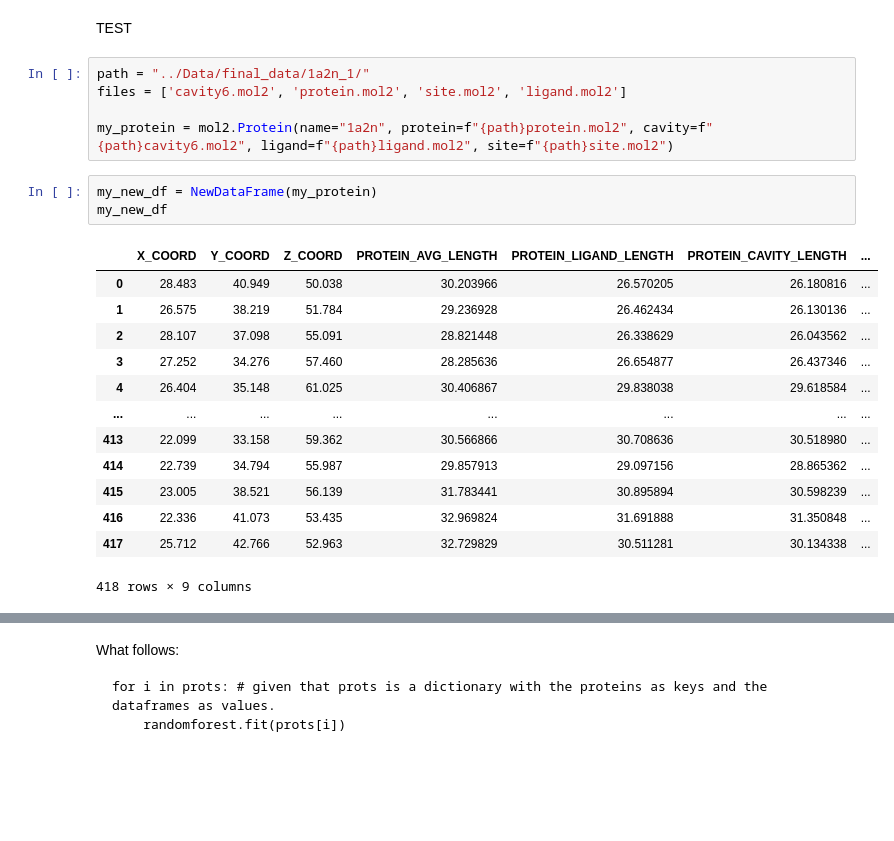
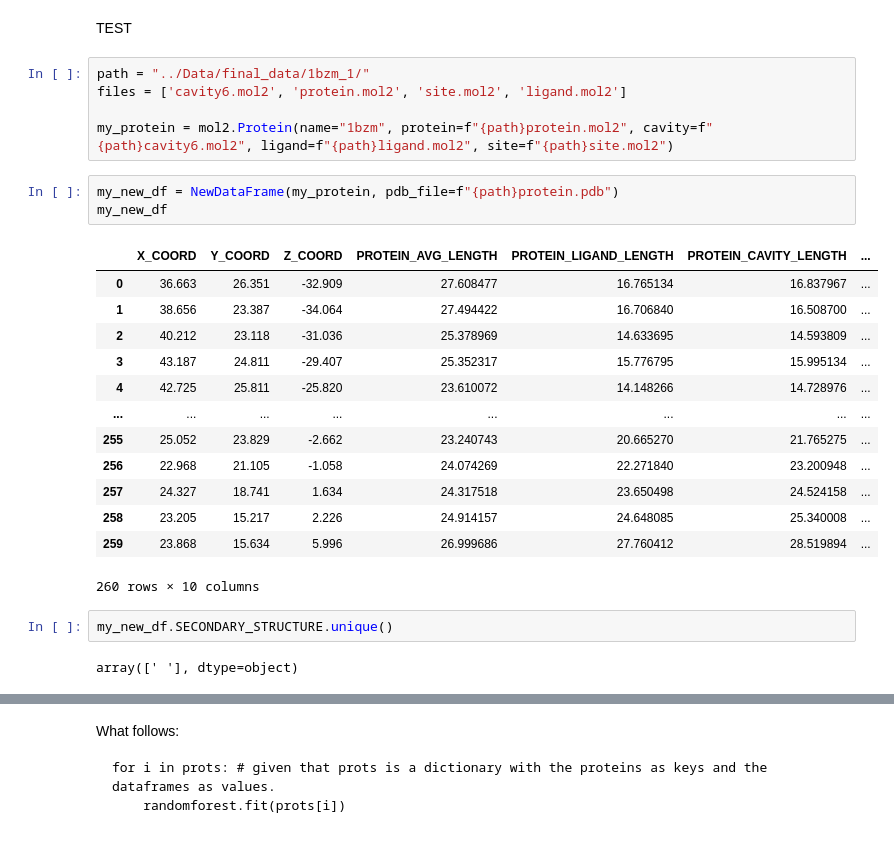
Before and after one commit to EduardoCantos1998/TrabajoFinalSBI-PYT, a Jupyter notebook: Code/RANDOM_FOREST.ipynb, the cells around one changed output, grey strips where cells are left out. Cells and saved outputs as stored; diff of their text form; blank space fills up the shorter version.

```diff
--- a/Code/RANDOM_FOREST.ipynb
+++ b/Code/RANDOM_FOREST.ipynb
@@ -126,24 +225,28 @@ def NewDataFrame(protein):
 # %% [markdown]
 TEST
 # %%
-path = "../Data/final_data/1a2n_1/"
+path = "../Data/final_data/1bzm_1/"
 files = ['cavity6.mol2', 'protein.mol2', 'site.mol2', 'ligand.mol2']
 
-my_protein = mol2.Protein(name="1a2n", protein=f"{path}protein.mol2", cavity=f"{path}cavity6.mol2", ligand=f"{path}ligand.mol2", site=f"{path}site.mol2")
+my_protein = mol2.Protein(name="1bzm", protein=f"{path}protein.mol2", cavity=f"{path}cavity6.mol2", ligand=f"{path}ligand.mol2", site=f"{path}site.mol2")
 # %%
-my_new_df = NewDataFrame(my_protein)
+my_new_df = NewDataFrame(my_protein, pdb_file=f"{path}protein.pdb")
 my_new_df
 # %% [output]
 |  | X_COORD | Y_COORD | Z_COORD | PROTEIN_AVG_LENGTH | PROTEIN_LIGAND_LENGTH | PROTEIN_CAVITY_LENGTH | ... |
-| 0 | 28.483 | 40.949 | 50.038 | 30.203966 | 26.570205 | 26.180816 | ... |
-| 1 | 26.575 | 38.219 | 51.784 | 29.236928 | 26.462434 | 26.130136 | ... |
-| 2 | 28.107 | 37.098 | 55.091 | 28.821448 | 26.338629 | 26.043562 | ... |
-| 3 | 27.252 | 34.276 | 57.460 | 28.285636 | 26.654877 | 26.437346 | ... |
-| 4 | 26.404 | 35.148 | 61.025 | 30.406867 | 29.838038 | 29.618584 | ... |
+| 0 | 36.663 | 26.351 | -32.909 | 27.608477 | 16.765134 | 16.837967 | ... |
+| 1 | 38.656 | 23.387 | -34.064 | 27.494422 | 16.706840 | 16.508700 | ... |
+| 2 | 40.212 | 23.118 | -31.036 | 25.378969 | 14.633695 | 14.593809 | ... |
+| 3 | 43.187 | 24.811 | -29.407 | 25.352317 | 15.776795 | 15.995134 | ... |
+| 4 | 42.725 | 25.811 | -25.820 | 23.610072 | 14.148266 | 14.728976 | ... |
 | ... | ... | ... | ... | ... | ... | ... | ... |
-| 413 | 22.099 | 33.158 | 59.362 | 30.566866 | 30.708636 | 30.518980 | ... |
-| 414 | 22.739 | 34.794 | 55.987 | 29.857913 | 29.097156 | 28.865362 | ... |
-| 415 | 23.005 | 38.521 | 56.139 | 31.783441 | 30.895894 | 30.598239 | ... |
-| 416 | 22.336 | 41.073 | 53.435 | 32.969824 | 31.691888 | 31.350848 | ... |
-| 417 | 25.712 | 42.766 | 52.963 | 32.729829 | 30.511281 | 30.134338 | ... |
+| 255 | 25.052 | 23.829 | -2.662 | 23.240743 | 20.665270 | 21.765275 | ... |
+| 256 | 22.968 | 21.105 | -1.058 | 24.074269 | 22.271840 | 23.200948 | ... |
+| 257 | 24.327 | 18.741 | 1.634 | 24.317518 | 23.650498 | 24.524158 | ... |
+| 258 | 23.205 | 15.217 | 2.226 | 24.914157 | 24.648085 | 25.340008 | ... |
+| 259 | 23.868 | 15.634 | 5.996 | 26.999686 | 27.760412 | 28.519894 | ... |
-418 rows × 9 columns
+260 rows × 10 columns
+# %%
+my_new_df.SECONDARY_STRUCTURE.unique()
+# %% [output]
+array([' '], dtype=object)
```
Also changed, not shown: parts of 4 cells of this notebook, 2 other files.
